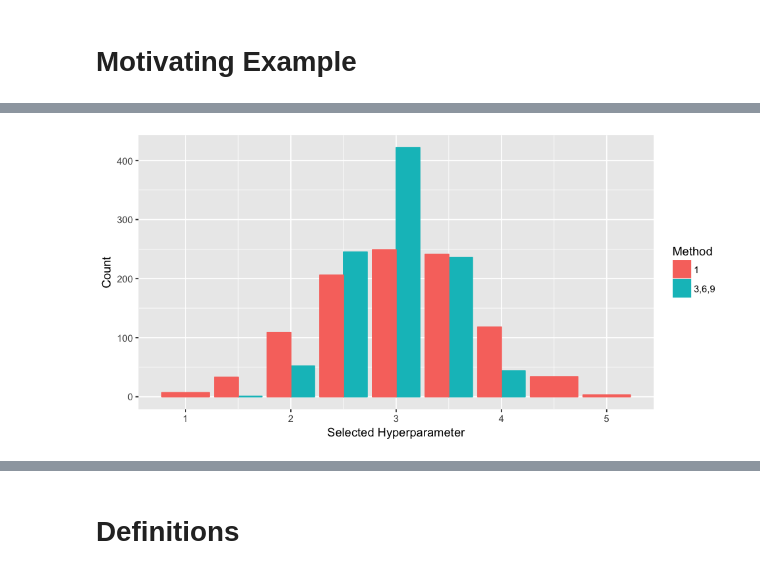
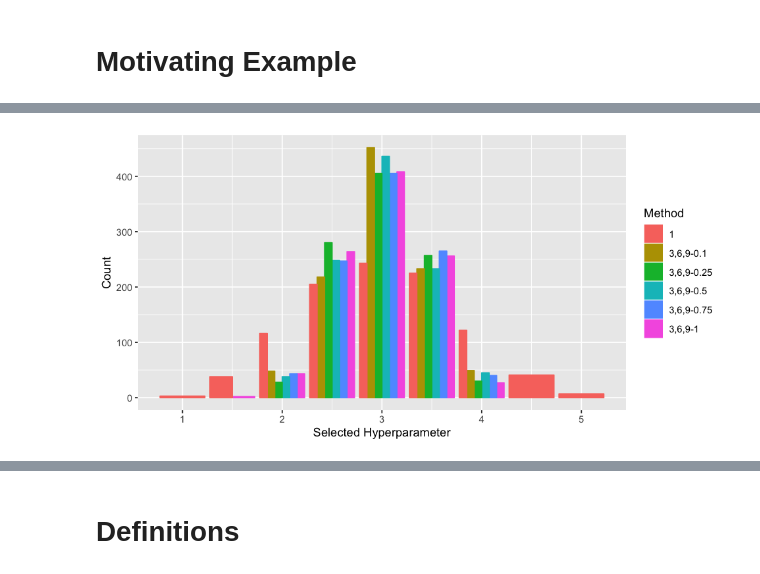
Before and after one commit to LarsHH/reproducible-hyperparameter-optimization-jcgs-2019, a Jupyter notebook: evaluation.ipynb, the cells around one changed output, grey strips where cells are left out. Drawn from its saved outputs; the diff is of its cells as text; code cells hidden in the pictures.

```diff
--- a/evaluation.ipynb
+++ b/evaluation.ipynb
@@ -476,6 +670,41 @@ for(i in 1:num.runs){
-# %%
-toy.hist.df <- data.frame(Method=factor(c(rep('1', length(x.1)), rep('3,6,9', length(x.369)))),
-                          x=c(x.1, x.369))
+# %%
+num.runs <- 1000
+alpha <- 0.05
+x.toy <- list('1'=rep(NA, num.runs), '3,6,9'=list())
+
+for(P in c(0.1, 0.25, 0.5, 0.75, 1.)){
+    x.toy[['3,6,9']][[as.character(P)]] = rep(NA, num.runs)
+    seqboundary <- CalcPocockErrorAndSampleSize(n=c(3,6,9), alpha=alpha, P=P)
+    alpha.dash <- seqboundary$alpha.dash
+    n.lambda.delta <- seqboundary$n.delta
+    for(i in 1:num.runs){
+        x.toy[['3,6,9']][[as.character(P)]][i] <- run.toy.example(X,
+                                                                  n.lambda.delta=n.lambda.delta,
+                                                                  alpha.dash=alpha.dash)
+    }
+}
+
+seqboundary <- CalcPocockErrorAndSampleSize(n=c(1), alpha=alpha)
+alpha.dash <- seqboundary$alpha.dash
+n.lambda.delta <- seqboundary$n.delta
+for(i in 1:num.runs){
+    x.toy[['1']][i] <- run.toy.example(X,
+                                       n.lambda.delta=n.lambda.delta,
+                                       alpha.dash=alpha.dash)
+}
+# %%
+toy.hist.df <- data.frame(Method=factor(c(rep('1', num.runs),
+                                          rep('3,6,9-0.1', num.runs),
+                                          rep('3,6,9-0.25', num.runs),
+                                          rep('3,6,9-0.5', num.runs),
+                                          rep('3,6,9-0.75', num.runs),
+                                          rep('3,6,9-1', num.runs))),
+                          x=c(x.toy[['1']],
+                              x.toy[['3,6,9']][['0.1']],
+                              x.toy[['3,6,9']][['0.25']],
+                              x.toy[['3,6,9']][['0.5']],
+                              x.toy[['3,6,9']][['0.75']],
+                              x.toy[['3,6,9']][['1']]))
 # %%
 toy.hist.df %>% group_by(Method) %>% summarise(Mean=mean(x), Var=var(x), Count=n())
 # %% [output]
@@ -485,5 +718,5 @@ toy.hist.df %>% group_by(Method) %>% summarise(Mean=mean(x), Var=var(x), Count=n
 # %%
-p <- ggplot(toy.hist.df, aes(x=x, color=Method, fill=Method)) + geom_bar(position="dodge") + labs(x="Selected Hyperparameter", y = "Count")
-p
+motivating.example.bar <- ggplot(toy.hist.df, aes(x=x, color=Method, fill=Method)) + geom_bar(position="dodge") + labs(x="Selected Hyperparameter", y = "Count")
+motivating.example.bar
 # %% [output]
-[figure, old version]
+[figure, new version]
```
Also changed, not shown: parts of 60 cells of this notebook, 3 other files.
